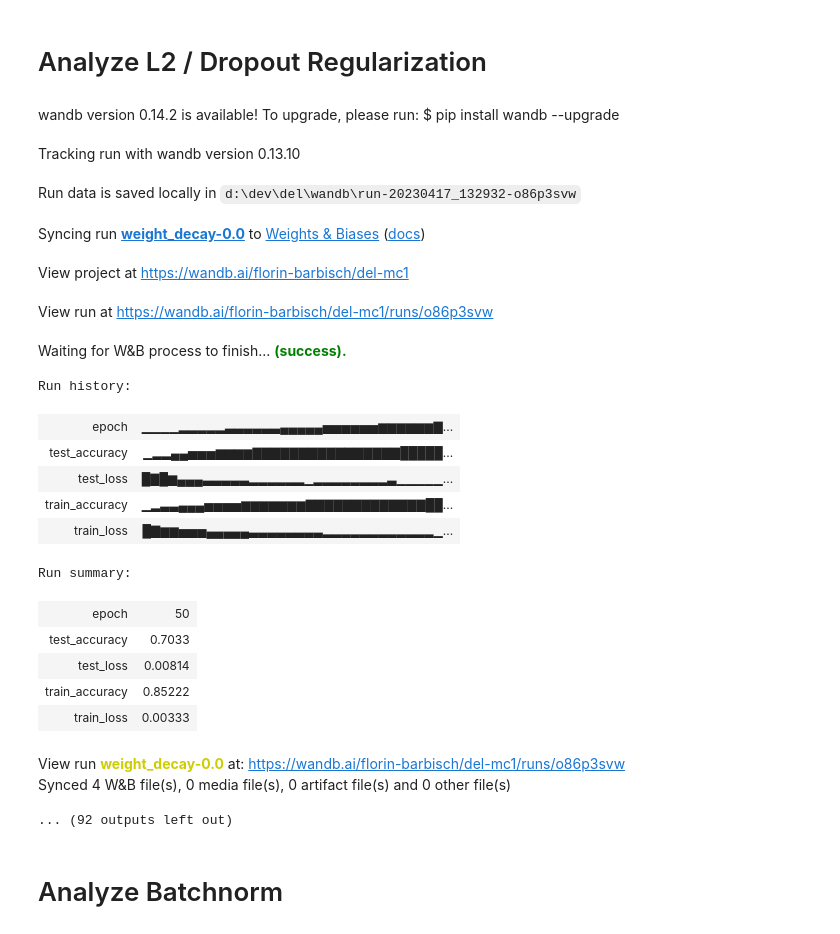
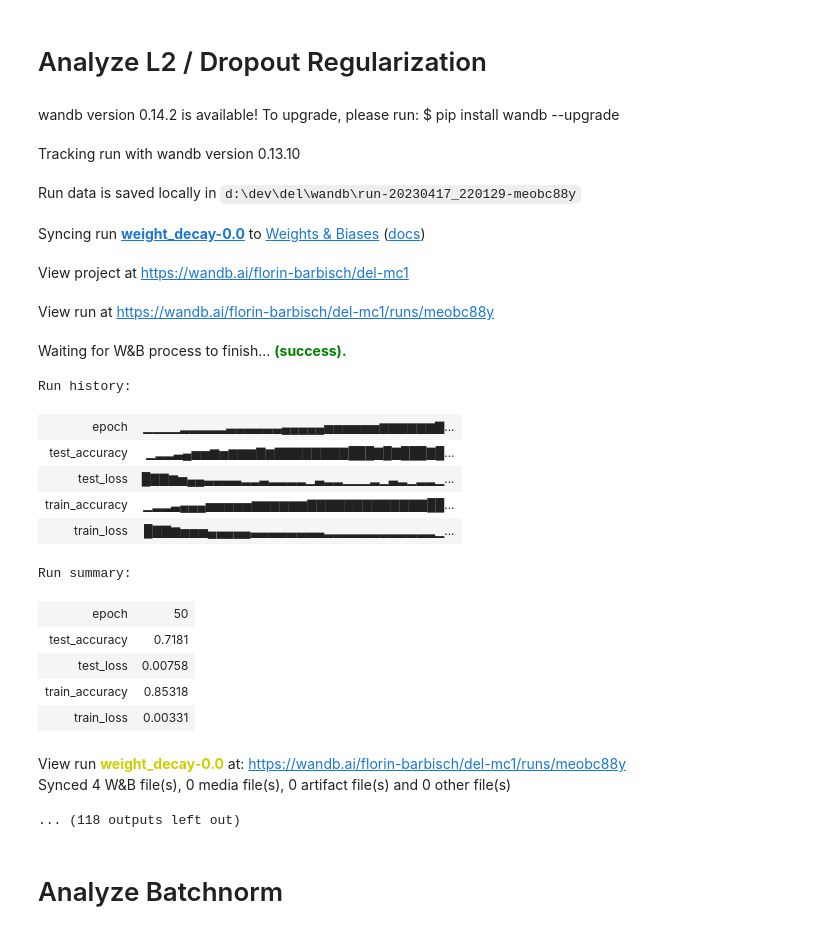
Before and after one commit to florinbarbisch/del, a Jupyter notebook: mc1.ipynb, the cells around one changed output. Cells and saved outputs as stored; diff of their text form; code cells hidden in the pictures.

```diff
--- a/mc1.ipynb
+++ b/mc1.ipynb
@@ -698,35 +698,35 @@ def best_model_dropout(p=0.5):
         ])
     )
 # %%
-for weight_decay in [0.0, 0.001, 0.01, 0.1]:
+for weight_decay in [0.0, 0.0001, 0.0005, 0.001, 0.005]:
     model = best_model()
     train_and_eval_model("weight_decay-{}".format(weight_decay), model, optimizer=optim.SGD(model.parameters(), lr=0.1, weight_decay=weight_decay))
 
-for p in [0, 0.25, 0.5, 0.75]:
+for p in [0, 0.01, 0.05, 0.10, 0.15]:
     train_and_eval_model("dropout-{}".format(p), best_model_dropout(p=p))
 # %% [output]
 wandb version 0.14.2 is available! To upgrade, please run: $ pip install wandb --upgrade
 Tracking run with wandb version 0.13.10
-Run data is saved locally in d:\dev\del\wandb\run-20230417_132932-o86p3svw
+Run data is saved locally in d:\dev\del\wandb\run-20230417_220129-meobc88y
 Syncing run weight_decay-0.0 to Weights & Biases (docs)
 View project at https://wandb.ai/florin-barbisch/del-mc1
-View run at https://wandb.ai/florin-barbisch/del-mc1/runs/o86p3svw
+View run at https://wandb.ai/florin-barbisch/del-mc1/runs/meobc88y
 Waiting for W&B process to finish... (success).
 Run history:
 | epoch | ▁▁▁▁▂▂▂▂▂▃▃▃▃▃▃▄▄▄▄▄▅▅▅▅▅▅▆▆▆▆▆▆▇... |
-| test_accuracy | ▁▂▂▄▄▅▅▅▆▆▆▆▇▇▇▇▇▇▇▇▇▇▇▇▇▇▇▇█████... |
-| test_loss | █▇█▆▄▄▄▃▃▃▃▃▂▂▂▂▂▂▁▂▂▂▂▂▂▂▂▃▁▁▁▁▁... |
-| train_accuracy | ▁▂▃▃▄▄▄▅▅▅▅▆▆▆▆▆▆▆▇▇▇▇▇▇▇▇▇▇▇▇▇██... |
-| train_loss | █▇▆▆▅▅▅▄▄▄▄▄▃▃▃▃▃▃▃▃▂▂▂▂▂▂▂▂▂▂▂▂▁... |
+| test_accuracy | ▁▂▂▃▄▅▅▆▅▆▆▆▇▆▇▇▇▇▇▇▇▇███▇█▇███▇█... |
+| test_loss | █▇▇▆▅▄▄▃▃▃▃▂▂▃▂▂▂▂▁▃▂▂▁▁▁▂▁▃▂▁▂▂▁... |
+| train_accuracy | ▁▂▂▃▄▄▄▅▅▅▅▅▆▆▆▆▆▆▇▇▇▇▇▇▇▇▇▇▇▇▇██... |
+| train_loss | █▇▇▆▅▅▅▄▄▄▄▄▃▃▃▃▃▃▃▃▂▂▂▂▂▂▂▂▂▂▂▂▁... |
 Run summary:
 | epoch | 50 |
-| test_accuracy | 0.7033 |
-| test_loss | 0.00814 |
-| train_accuracy | 0.85222 |
-| train_loss | 0.00333 |
+| test_accuracy | 0.7181 |
+| test_loss | 0.00758 |
+| train_accuracy | 0.85318 |
+| train_loss | 0.00331 |
-View run weight_decay-0.0 at: https://wandb.ai/florin-barbisch/del-mc1/runs/o86p3svw
+View run weight_decay-0.0 at: https://wandb.ai/florin-barbisch/del-mc1/runs/meobc88y
 Synced 4 W&B file(s), 0 media file(s), 0 artifact file(s) and 0 other file(s)
-... (92 outputs left out)
+... (118 outputs left out)
 # %% [markdown]
 # Analyze Batchnorm
 # %%
```
Also changed, not shown: parts of 3 cells of this notebook.
